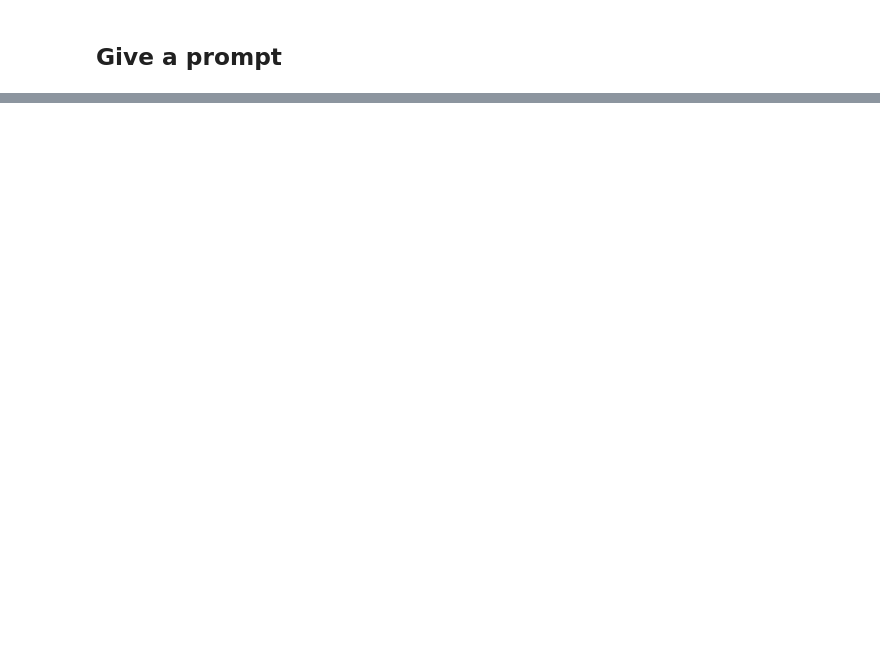
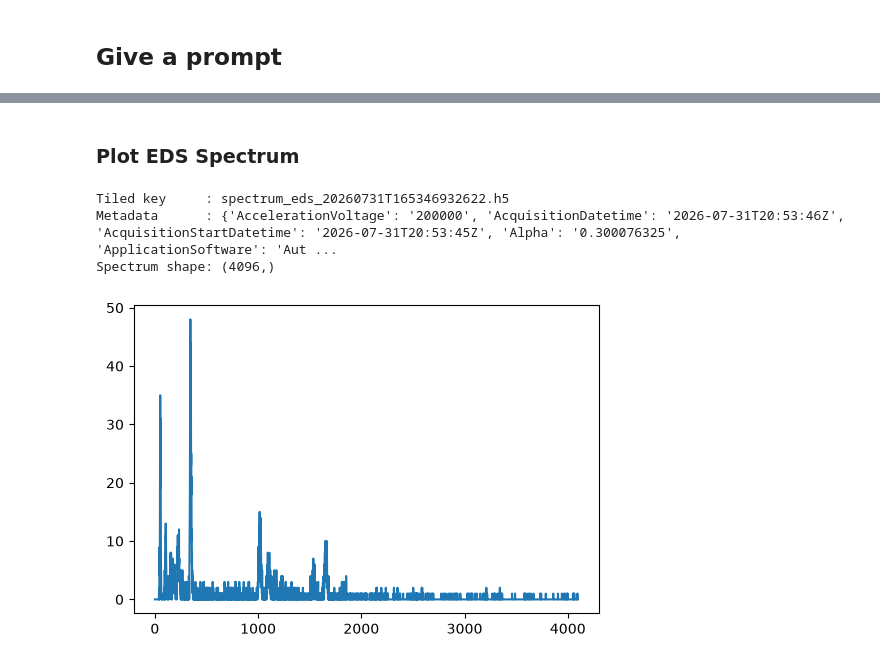
Before and after one commit to pycroscopy/asyncroscopy, a Jupyter notebook: notebooks/11_Test_AI_Agent.ipynb, the cells around one changed output, grey strips where cells are left out. Cells and saved outputs as stored; diff of their text form; code cells hidden in the pictures; blank space fills up the shorter version.

```diff
--- a/notebooks/11_Test_AI_Agent.ipynb
+++ b/notebooks/11_Test_AI_Agent.ipynb
@@ -65,0 +84,22 @@ I was unable to acquire the scanned HAADF image because the command timed out, a
+# %% [markdown]
+### Plot EDS Spectrum
+# %%
+import numpy as np
+
+node = client[data_key]["spectrum"]
+spectrum = np.squeeze(np.asarray(node.read()))
+metadata = dict(node.metadata)
+
+print("Tiled key     :", data_key)
+print("Metadata      :", metadata)
+print("Spectrum shape:", spectrum.shape)
+spectrum
+
+plt.figure(figsize=(6, 4))
+plt.plot(spectrum)
+plt.show()
+# %% [output]
+Tiled key     : spectrum_eds_20260731T165346932622.h5
+Metadata      : {'AccelerationVoltage': '200000', 'AcquisitionDatetime': '2026-07-31T20:53:46Z', 'AcquisitionStartDatetime': '2026-07-31T20:53:45Z', 'Alpha': '0.300076325', 'ApplicationSoftware': 'Aut ...
+Spectrum shape: (4096,)
+[figure, added]
```
Also changed, not shown: parts of 5 cells of this notebook, 4 other files.
